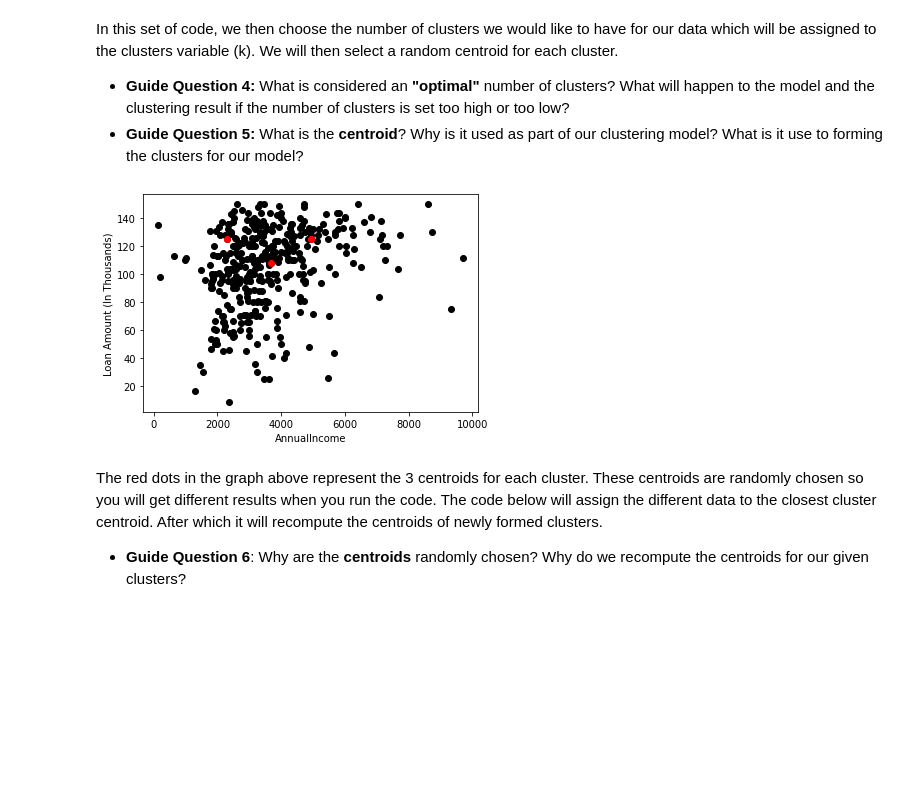
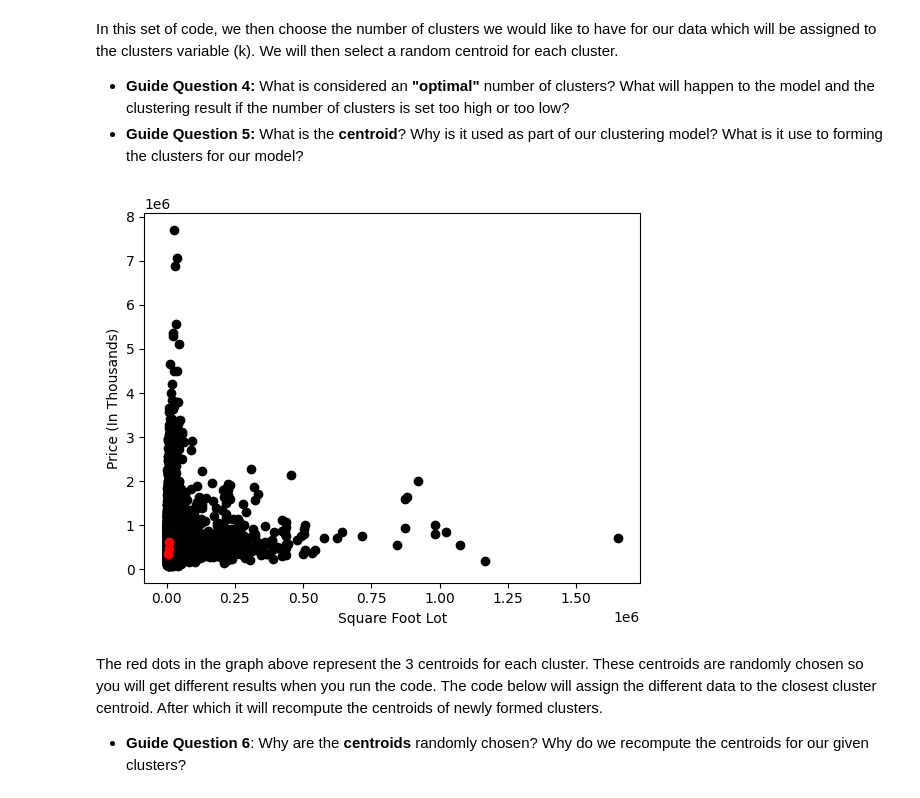
Before and after one commit to ColstonBod-oy/CCS7-TensorFlowDemos, a Jupyter notebook: models/clustering/CCS7_Clustering_Model_Demo_(K_Means).ipynb, the cells around one changed output. Cells and saved outputs as stored; diff of their text form; code cells hidden in the pictures; blank space fills up the shorter version.

```diff
--- a/models/clustering/CCS7_Clustering_Model_Demo_(K_Means).ipynb
+++ b/models/clustering/CCS7_Clustering_Model_Demo_(K_Means).ipynb
@@ -32,6 +32,6 @@ Once we have uploaded our data, we will then check some of the entries to make s
 *   **Guide Question 1:** What are other similarities in the machine learning process that clustering has with regression and classification?
 *   **Guide Question 2:** Do they have other similar steps or processes such as data augmentation? Kindly elaborate on these similarities.
 # %%
-data = pd.read_csv(io.BytesIO(uploaded['clustering.csv']))
+data = pd.read_csv(io.BytesIO(uploaded['house_prices.csv']))
 data.head()
 # %% [output]
@@ -55,0 +48,8 @@ plt.show()
+# %%
+# Choose two columns from the dataset to be the X or independent variable and Y or dependent variable.
+X = data[["price","sqft_lot"]] # The first value is your Y, the second value is your X
+#Visualise data points
+plt.scatter(X["sqft_lot"],X["price"],c='black') # plt.scatter(X["X value"], X["Y value"], c='plot color")
+plt.xlabel('Square Foot Lot') # This is the label of your X value
+plt.ylabel('Price (In Thousands)') # This is the label of your Y value
+plt.show()
@@ -60,16 +62,16 @@ In this set of code, we then choose the number of clusters we would like to have
 # %%
 # The number of clusters
 K=3
 
 # Select random observation as centroids
 Centroids = (X.sample(n=K))
-plt.scatter(X["ApplicantIncome"],X["LoanAmount"],c='black')
-plt.scatter(Centroids["ApplicantIncome"],Centroids["LoanAmount"],c='red')
-plt.xlabel('AnnualIncome')
-plt.ylabel('Loan Amount (In Thousands)')
+plt.scatter(X["sqft_lot"],X["price"],c='black') # plt.scatter(X["X value"], X["Y value"], c='plot color")
+plt.scatter(Centroids["sqft_lot"],Centroids["price"],c='red') # plt.scatter(Centroids["X value"], Centroids["Y value"], c="centroid color")
+plt.xlabel('Square Foot Lot') # This is the label of your X value
+plt.ylabel('Price (In Thousands)') # This is the label of your Y value
 plt.show()
 # %% [output]
-[figure, old version]
+[figure, new version]
 # %% [markdown]
 The red dots in the graph above represent the 3 centroids for each cluster. These centroids are randomly chosen so you will get different results when you run the code. The code below will assign the different data to the closest cluster centroid. After which it will recompute the centroids of newly formed clusters.
 *   **Guide Question 6**: Why are the **centroids** randomly chosen? Why do we recompute the centroids for our given clusters?
```
Also changed, not shown: parts of 6 cells of this notebook.
